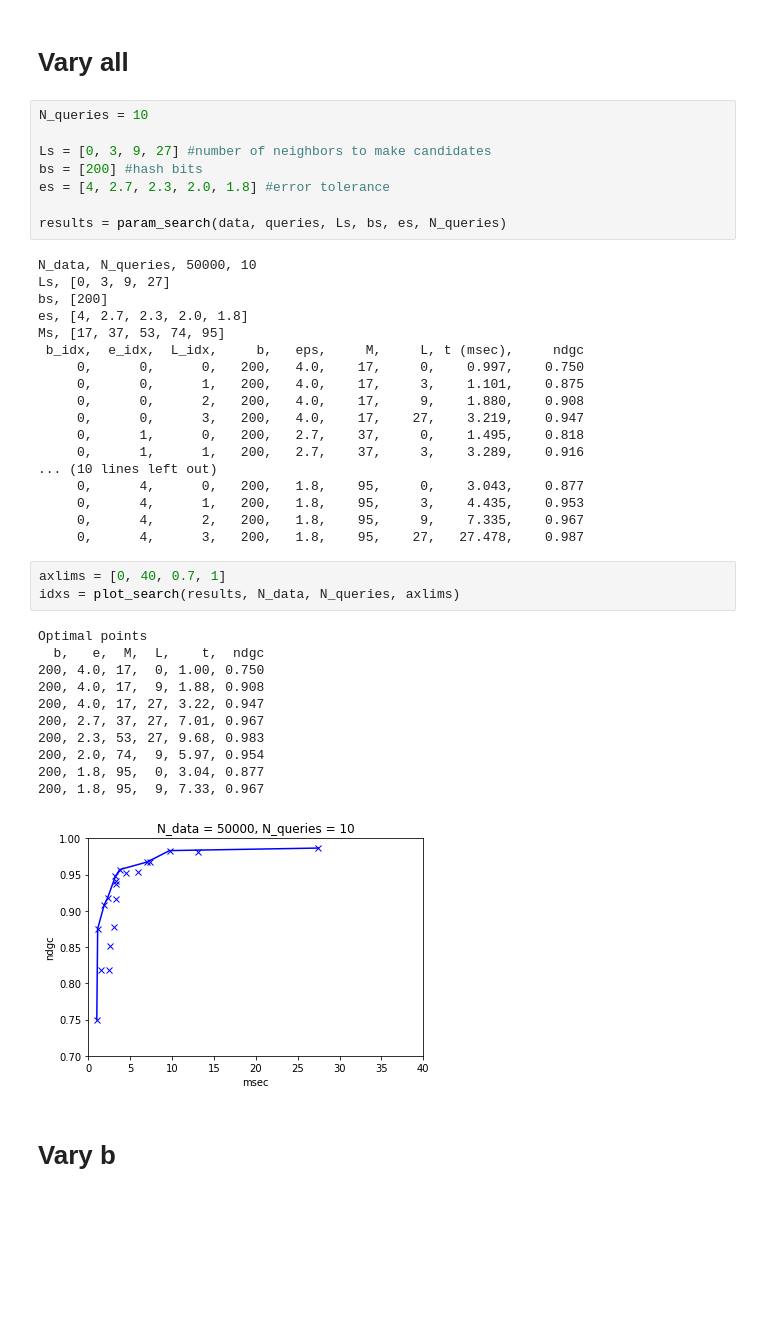
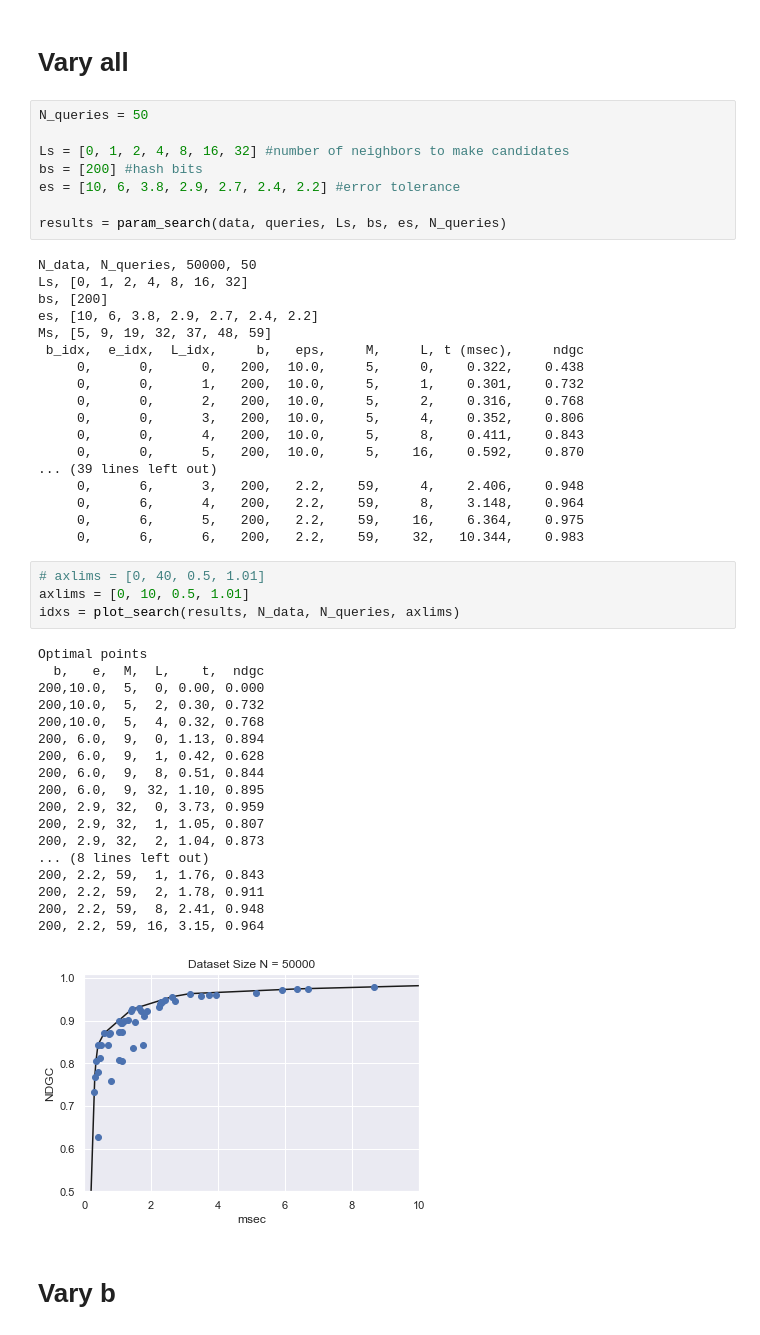
Before and after one commit to davidtag/cs166-project, a Jupyter notebook: experiment_gridsearch-50k.ipynb, the cells around one changed output. Drawn from its saved outputs; the diff is of its cells as text; blank space fills up the shorter version.

```diff
--- a/experiment_gridsearch-50k.ipynb
+++ b/experiment_gridsearch-50k.ipynb
@@ -22,46 +22,54 @@ queries = dataset(FILE_FEATURES,PATH_IMGS,IMSIZE,normalize=True,fname_offt=FNAME
 # %% [markdown]
 # Vary all
 # %%
-N_queries = 10
+N_queries = 50
 
-Ls = [0, 3, 9, 27] #number of neighbors to make candidates
+Ls = [0, 1, 2, 4, 8, 16, 32] #number of neighbors to make candidates
 bs = [200] #hash bits
-es = [4, 2.7, 2.3, 2.0, 1.8] #error tolerance
+es = [10, 6, 3.8, 2.9, 2.7, 2.4, 2.2] #error tolerance
 
 results = param_search(data, queries, Ls, bs, es, N_queries)
 # %% [output]
-N_data, N_queries, 50000, 10
-Ls, [0, 3, 9, 27]
+N_data, N_queries, 50000, 50
+Ls, [0, 1, 2, 4, 8, 16, 32]
 bs, [200]
-es, [4, 2.7, 2.3, 2.0, 1.8]
-Ms, [17, 37, 53, 74, 95]
+es, [10, 6, 3.8, 2.9, 2.7, 2.4, 2.2]
+Ms, [5, 9, 19, 32, 37, 48, 59]
  b_idx,  e_idx,  L_idx,     b,   eps,     M,     L, t (msec),     ndgc
-     0,      0,      0,   200,   4.0,    17,     0,    0.997,    0.750
-     0,      0,      1,   200,   4.0,    17,     3,    1.101,    0.875
-     0,      0,      2,   200,   4.0,    17,     9,    1.880,    0.908
-     0,      0,      3,   200,   4.0,    17,    27,    3.219,    0.947
-     0,      1,      0,   200,   2.7,    37,     0,    1.495,    0.818
-     0,      1,      1,   200,   2.7,    37,     3,    3.289,    0.916
-... (10 lines left out)
-     0,      4,      0,   200,   1.8,    95,     0,    3.043,    0.877
-     0,      4,      1,   200,   1.8,    95,     3,    4.435,    0.953
-     0,      4,      2,   200,   1.8,    95,     9,    7.335,    0.967
-     0,      4,      3,   200,   1.8,    95,    27,   27.478,    0.987
+     0,      0,      0,   200,  10.0,     5,     0,    0.322,    0.438
+     0,      0,      1,   200,  10.0,     5,     1,    0.301,    0.732
+     0,      0,      2,   200,  10.0,     5,     2,    0.316,    0.768
+     0,      0,      3,   200,  10.0,     5,     4,    0.352,    0.806
+     0,      0,      4,   200,  10.0,     5,     8,    0.411,    0.843
+     0,      0,      5,   200,  10.0,     5,    16,    0.592,    0.870
+... (39 lines left out)
+     0,      6,      3,   200,   2.2,    59,     4,    2.406,    0.948
+     0,      6,      4,   200,   2.2,    59,     8,    3.148,    0.964
+     0,      6,      5,   200,   2.2,    59,    16,    6.364,    0.975
+     0,      6,      6,   200,   2.2,    59,    32,   10.344,    0.983
 # %%
-axlims = [0, 40, 0.7, 1]
+# axlims = [0, 40, 0.5, 1.01]
+axlims = [0, 10, 0.5, 1.01]
 idxs = plot_search(results, N_data, N_queries, axlims)
 # %% [output]
 Optimal points
   b,   e,  M,  L,    t,  ndgc
-200, 4.0, 17,  0, 1.00, 0.750
-200, 4.0, 17,  9, 1.88, 0.908
-200, 4.0, 17, 27, 3.22, 0.947
-200, 2.7, 37, 27, 7.01, 0.967
-200, 2.3, 53, 27, 9.68, 0.983
-200, 2.0, 74,  9, 5.97, 0.954
-200, 1.8, 95,  0, 3.04, 0.877
-200, 1.8, 95,  9, 7.33, 0.967
+200,10.0,  5,  0, 0.00, 0.000
+200,10.0,  5,  2, 0.30, 0.732
+200,10.0,  5,  4, 0.32, 0.768
+200, 6.0,  9,  0, 1.13, 0.894
+200, 6.0,  9,  1, 0.42, 0.628
+200, 6.0,  9,  8, 0.51, 0.844
+200, 6.0,  9, 32, 1.10, 0.895
+200, 2.9, 32,  0, 3.73, 0.959
+200, 2.9, 32,  1, 1.05, 0.807
+200, 2.9, 32,  2, 1.04, 0.873
+... (8 lines left out)
+200, 2.2, 59,  1, 1.76, 0.843
+200, 2.2, 59,  2, 1.78, 0.911
+200, 2.2, 59,  8, 2.41, 0.948
+200, 2.2, 59, 16, 3.15, 0.964
-[figure, old version]
+[figure, new version]
 # %% [markdown]
 # Vary b
 # %%
```
Also changed, not shown: 4 other files.
